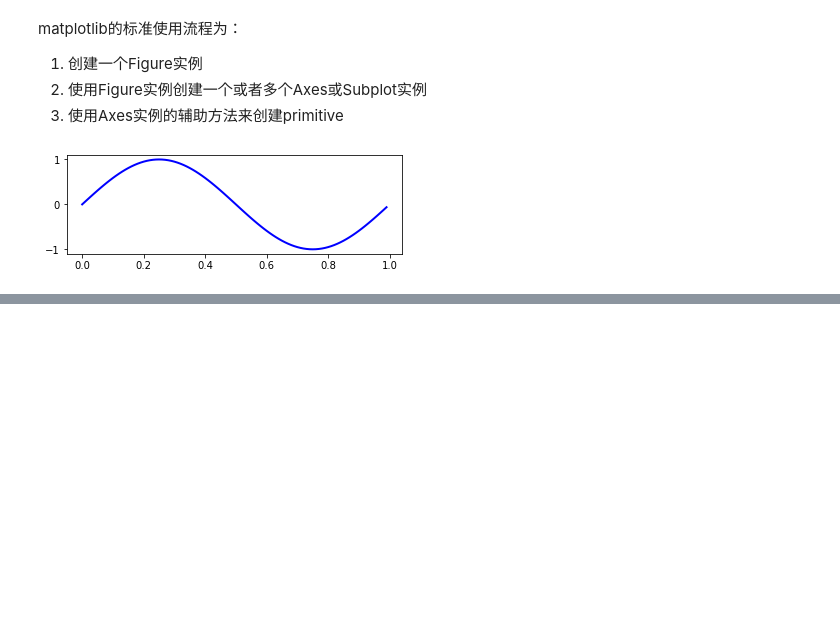
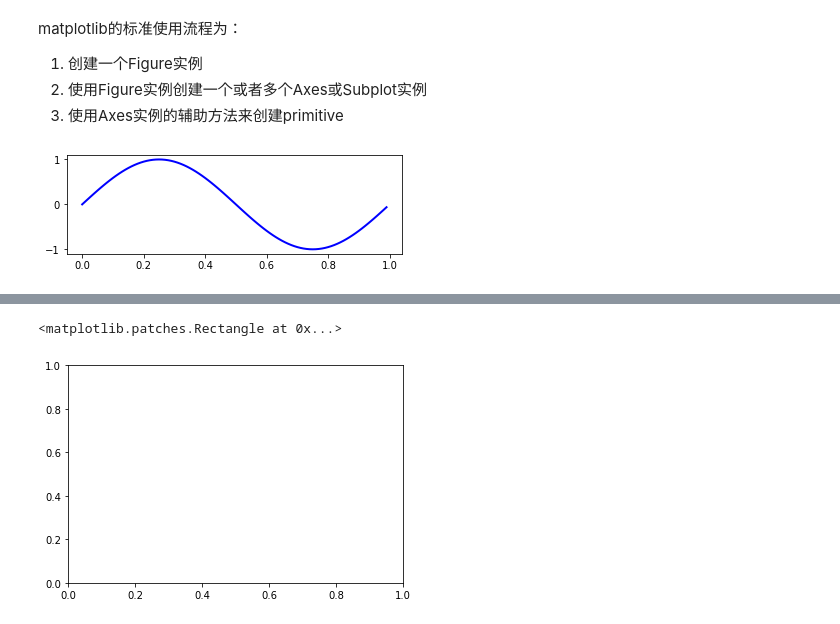
Before and after one commit to nicebear1999/learning_matplotlib, a Jupyter notebook: Task02 - 艺术画笔.ipynb, the cells around one changed output, grey strips where cells are left out. Drawn from its saved outputs; the diff is of its cells as text; code cells hidden in the pictures; blank space fills up the shorter version.

```diff
--- a/Task02 - 艺术画笔.ipynb
+++ b/Task02 - 艺术画笔.ipynb
@@ -47,0 +63,7 @@ line, = ax.plot(t, s, color='blue', lw=2)
+# %%
+# .patch
+plt.figure().patch
+plt.axes().patch
+# %% [output]
+<matplotlib.patches.Rectangle at 0x...>
+[figure, added]
```
Also changed, not shown: parts of 20 cells of this notebook, 1 other file.
